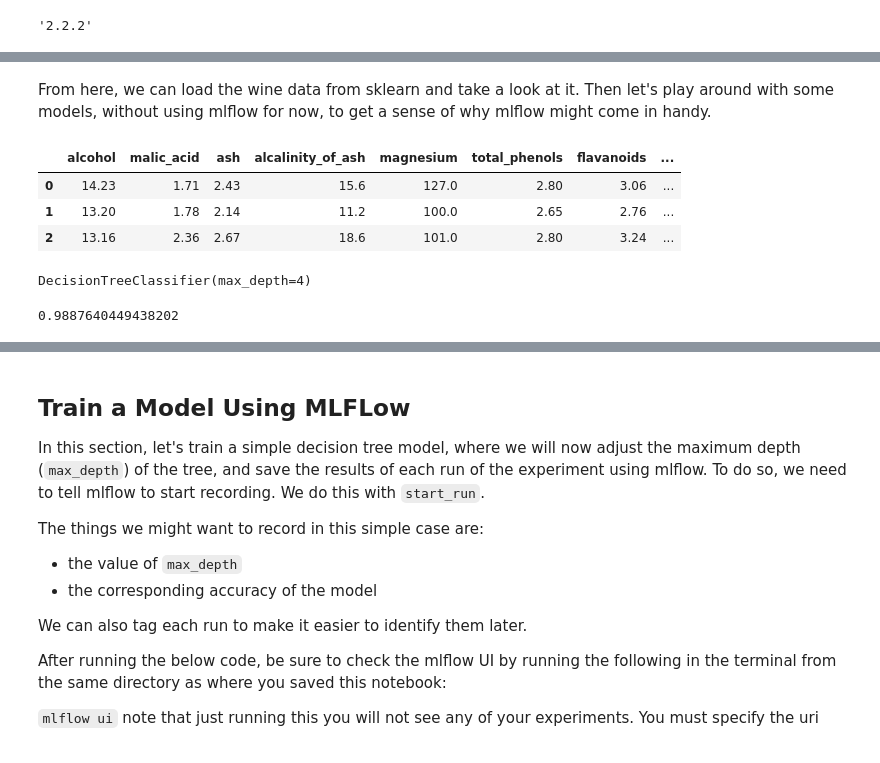
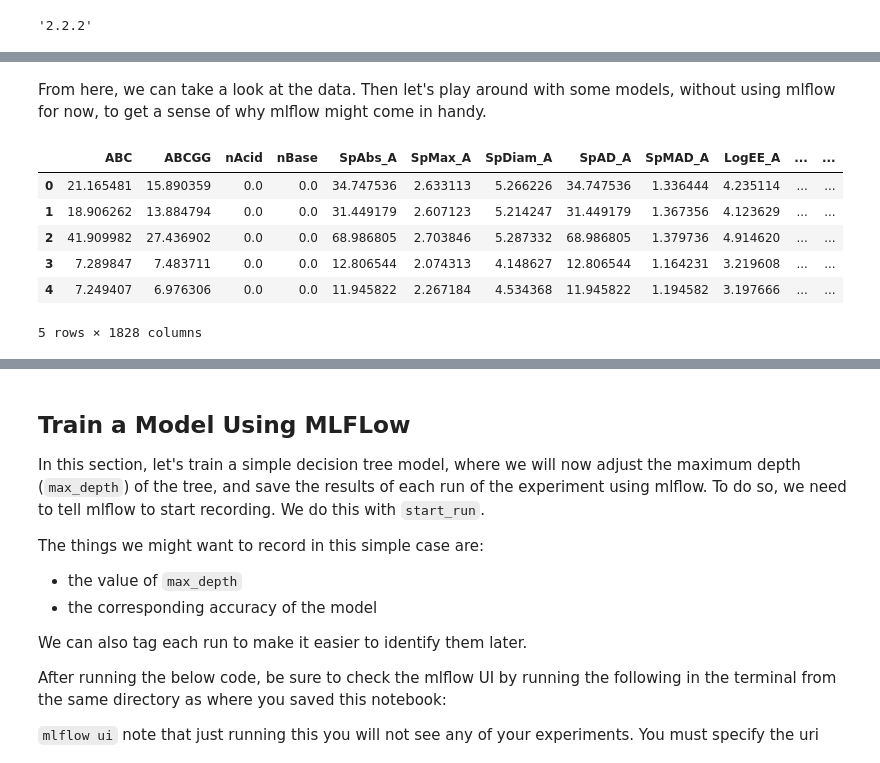
Before and after one commit to leosv123/MLops_POC, a Jupyter notebook: notebooks/experiment_tracking_comparisons.ipynb, the cells around one changed output, grey strips where cells are left out. Cells and saved outputs as stored; diff of their text form; code cells hidden in the pictures.

Commit message:
NEW: adding MLFlow Demo and requirements.txt changes

```diff
--- a/notebooks/experiment_tracking_comparisons.ipynb
+++ b/notebooks/experiment_tracking_comparisons.ipynb
@@ -49,22 +54,12 @@ INFO  [alembic.runtime.migration] Will assume non-transactional DDL.
 # %% [markdown]
-From here, we can load the wine data from sklearn and take a look at it. Then let's play around with some models, without using mlflow for now, to get a sense of why mlflow might come in handy.
+From here, we can take a look at the data. Then let's play around with some models, without using mlflow for now, to get a sense of why mlflow might come in handy.
-# %%
-wine = load_wine()
-df_wine = pd.DataFrame(data=wine.data, columns=wine.feature_names)
-df_wine.head(3)
-# %% [output]
-|  | alcohol | malic_acid | ash | alcalinity_of_ash | magnesium | total_phenols | flavanoids | ... |
-| 0 | 14.23 | 1.71 | 2.43 | 15.6 | 127.0 | 2.80 | 3.06 | ... |
-| 1 | 13.20 | 1.78 | 2.14 | 11.2 | 100.0 | 2.65 | 2.76 | ... |
-| 2 | 13.16 | 2.36 | 2.67 | 18.6 | 101.0 | 2.80 | 3.24 | ... |
-# %%
-y = wine.target
-X = df_wine
-dt = DecisionTreeClassifier(max_depth=4)
-dt.fit(X, y)
-# %% [output]
-DecisionTreeClassifier(max_depth=4)
-# %%
-accuracy_score(y, dt.predict(df_wine))
-# %% [output]
-0.9887640449438202
+# %%
+df.head()
+# %% [output]
+|  | ABC | ABCGG | nAcid | nBase | SpAbs_A | SpMax_A | SpDiam_A | SpAD_A | SpMAD_A | LogEE_A | ... | ... |
+| 0 | 21.165481 | 15.890359 | 0.0 | 0.0 | 34.747536 | 2.633113 | 5.266226 | 34.747536 | 1.336444 | 4.235114 | ... | ... |
+| 1 | 18.906262 | 13.884794 | 0.0 | 0.0 | 31.449179 | 2.607123 | 5.214247 | 31.449179 | 1.367356 | 4.123629 | ... | ... |
+| 2 | 41.909982 | 27.436902 | 0.0 | 0.0 | 68.986805 | 2.703846 | 5.287332 | 68.986805 | 1.379736 | 4.914620 | ... | ... |
+| 3 | 7.289847 | 7.483711 | 0.0 | 0.0 | 12.806544 | 2.074313 | 4.148627 | 12.806544 | 1.164231 | 3.219608 | ... | ... |
+| 4 | 7.249407 | 6.976306 | 0.0 | 0.0 | 11.945822 | 2.267184 | 4.534368 | 11.945822 | 1.194582 | 3.197666 | ... | ... |
+5 rows × 1828 columns
```
Also changed, not shown: parts of 23 cells of this notebook, 2 other files.
